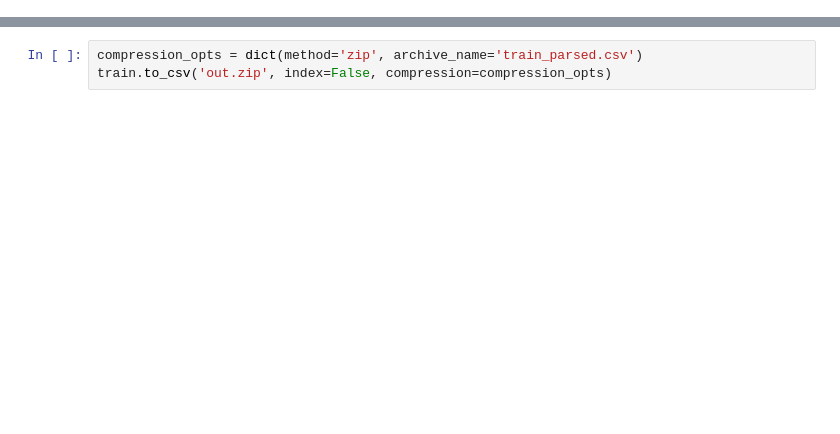
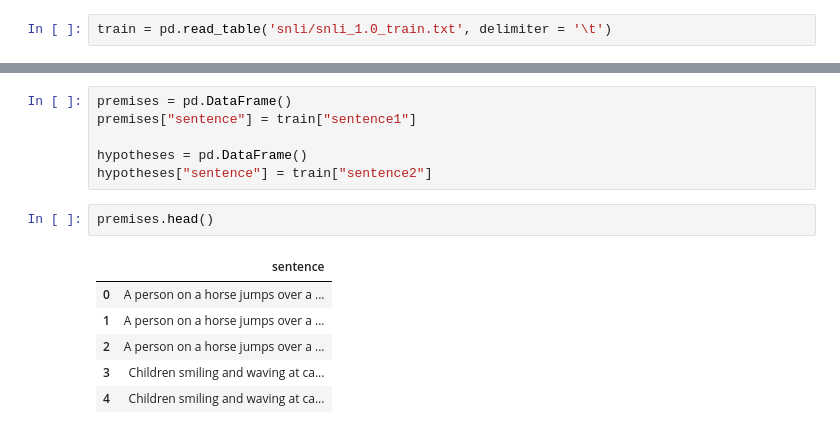
Before and after one commit to athiyadeviyani/CMU-COMPETHICS, a Jupyter notebook: hw1/11830_hw1.ipynb, the cells around one changed output, grey strips where cells are left out. Cells and saved outputs as stored; diff of their text form; blank space fills up the shorter version.

```diff
--- a/hw1/11830_hw1.ipynb
+++ b/hw1/11830_hw1.ipynb
@@ -91,3 +10,5 @@ train["hypothesis"] = train["hypothesis"].map(preprocess)
+# %%
+train = pd.read_table('snli/snli_1.0_train.txt', delimiter = '\t')
 # %%
 train.head()
 # %% [output]
@@ -100,3 +21,15 @@ train.head()
-# %%
-compression_opts = dict(method='zip', archive_name='train_parsed.csv')
-train.to_csv('out.zip', index=False, compression=compression_opts)
+# %%
+premises = pd.DataFrame()
+premises["sentence"] = train["sentence1"]
+
+hypotheses = pd.DataFrame()
+hypotheses["sentence"] = train["sentence2"]
+# %%
+premises.head()
+# %% [output]
+|  | sentence |
+| 0 | A person on a horse jumps over a ... |
+| 1 | A person on a horse jumps over a ... |
+| 2 | A person on a horse jumps over a ... |
+| 3 | Children smiling and waving at ca... |
+| 4 | Children smiling and waving at ca... |
```
Also changed, not shown: parts of 67 cells of this notebook.
